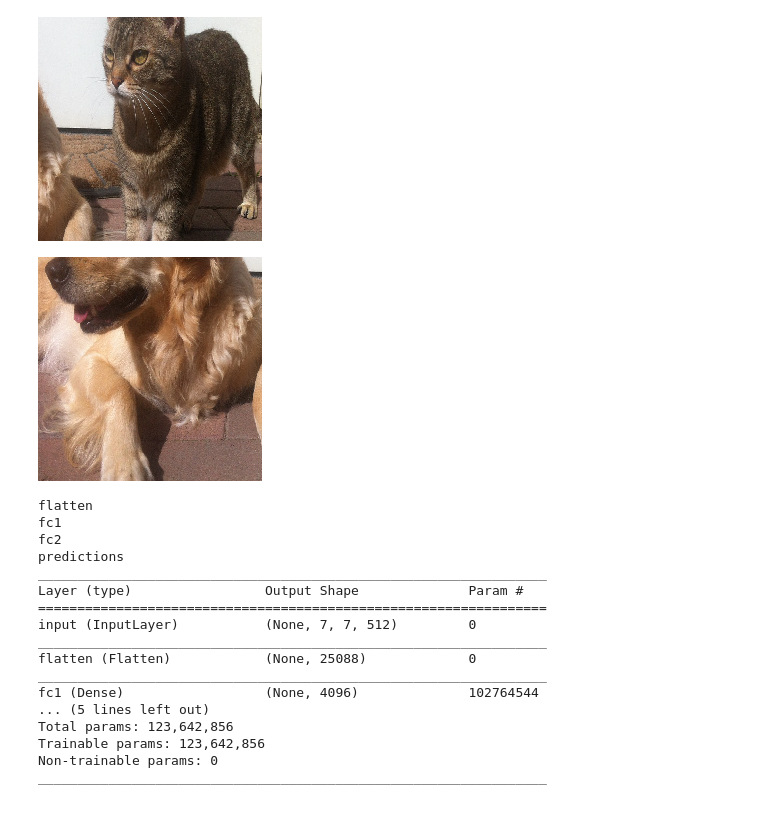
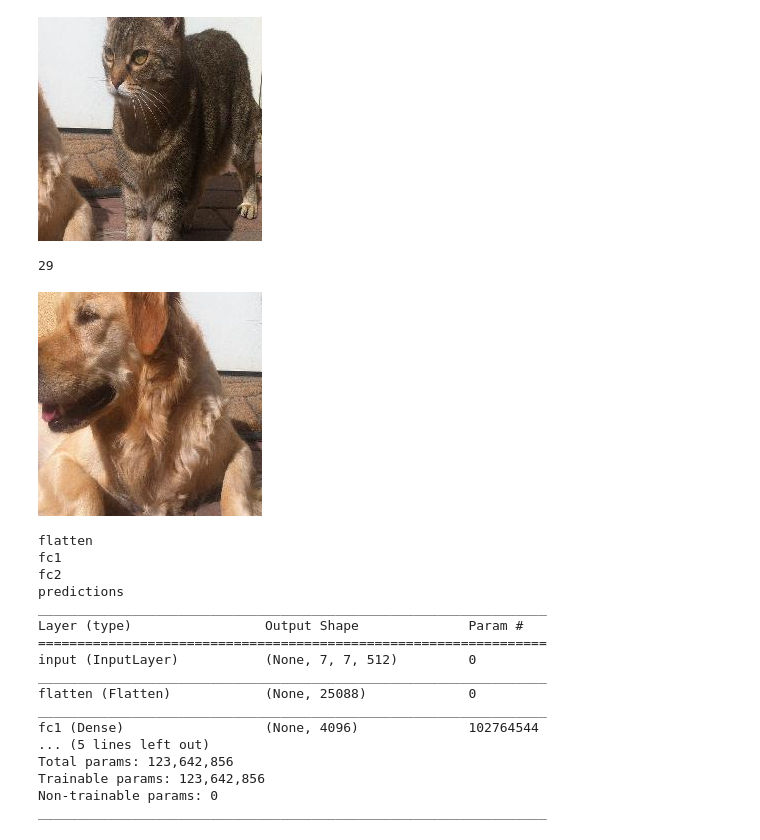
Before and after one commit to DOsinga/deep_learning_cookbook, a Jupyter notebook: 11.1 Detecting Multiple Images.ipynb, the cells around one changed output. Drawn from its saved outputs; the diff is of its cells as text; code cells hidden in the pictures.

```diff
--- a/11.1 Detecting Multiple Images.ipynb
+++ b/11.1 Detecting Multiple Images.ipynb
@@ -75,14 +106,16 @@ dict_keys(['Egyptian_cat', 'Leonberg', 'German_shepherd', 'Border_terrier', 'tig
 # %%
 def best_image_for_label(l, label):
-    return crop_images[max(l[label], key=lambda t:t[1])[0]]
+    idx = max(l[label], key=lambda t:t[1])[0]
+    return deprocess_image(crops[idx], 224, 224)
 
-best_image_for_label(crop_scores, 'Egyptian_cat')
+showarray(best_image_for_label(crop_scores, 'Egyptian_cat'))
 # %% [output]
 [figure]
-# %%
-best_image_for_label(crop_scores, 'golden_retriever')
-# %% [output]
-[figure, removed]
+# %%
+showarray(best_image_for_label(crop_scores, 'Labrador_retriever'))
+# %% [output]
+29
+[figure, added]
 # %%
 def create_top_model(base_model):
     inputs = Input(shape=(7, 7, 512), name='input')
```
Also changed, not shown: parts of 24 cells of this notebook, 2 other files.
